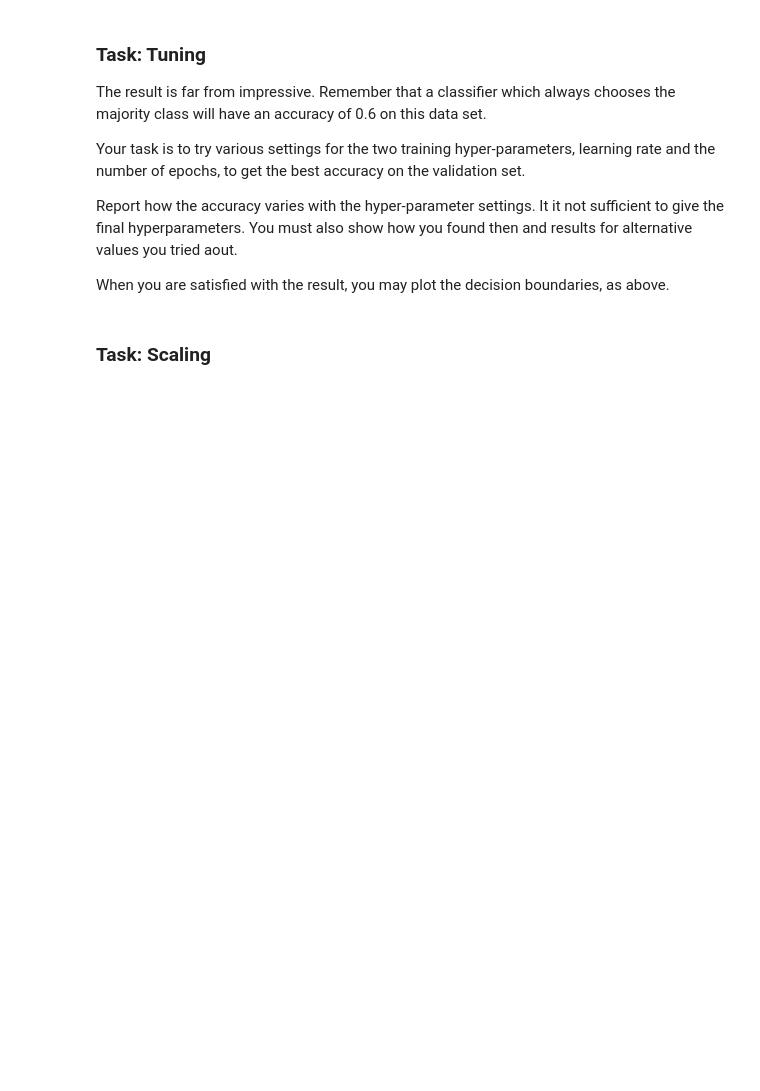
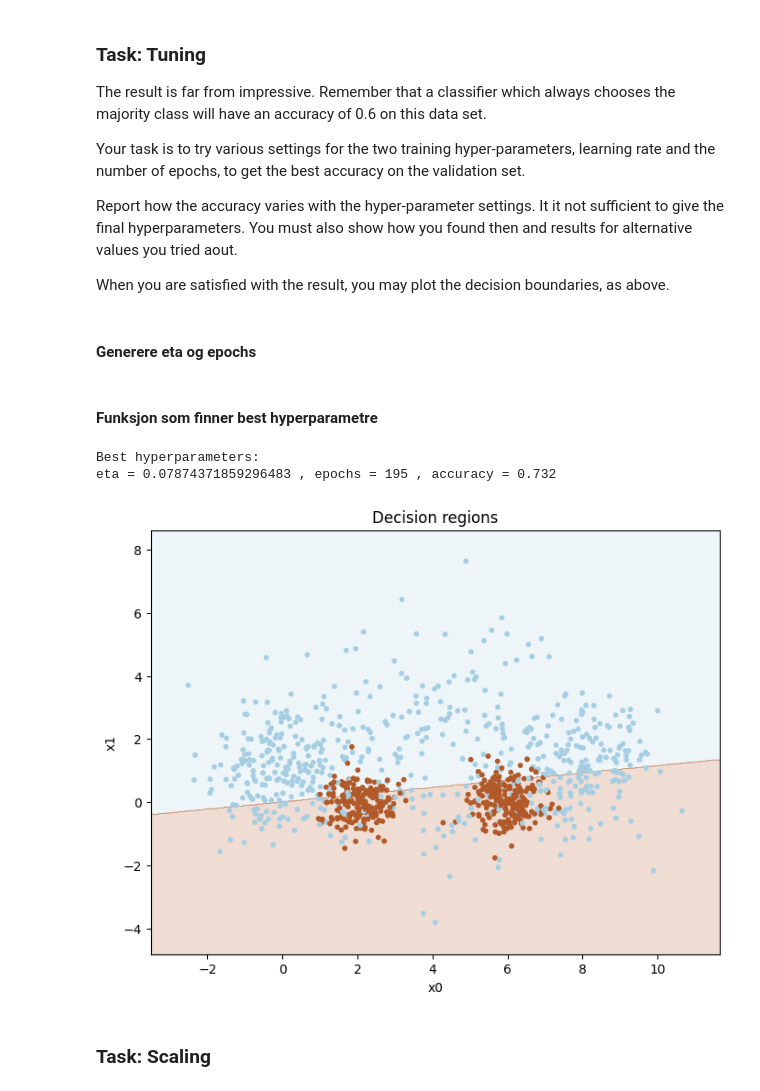
Before and after one commit to shahriarshaik/in3050-oblig-2-2024, a Jupyter notebook: in3050_in4050_2024_assignment2.ipynb, the cells around one changed output. Cells and saved outputs as stored; diff of their text form; code cells hidden in the pictures; blank space fills up the shorter version.

```diff
--- a/in3050_in4050_2024_assignment2.ipynb
+++ b/in3050_in4050_2024_assignment2.ipynb
@@ -124,7 +135,9 @@ class NumpyLinRegClass(NumpyClassifier):
     def __init__(self, bias=-1):
         self.bias=bias
 
-    def fit(self, X_train, t_train, lr = 0.1, epochs=10):
+
+    '''IMPORTANT the variable 'lr' has been changed to 'eta' '''
+    def fit(self, X_train, t_train, eta = 0.1, epochs=10):
         """X_train is a NxM matrix, N data points, M features
         t_train is avector of length N,
         the target class values for the training data
@@ -140,7 +153,7 @@ class NumpyLinRegClass(NumpyClassifier):
 
         for epoch in range(epochs):
             # print("Epoch", epoch)
-            weights -= lr / N *  X_train.T @ (X_train @ weights - t_train)
+            weights -= eta / N *  X_train.T @ (X_train @ weights - t_train)
 
     def predict(self, X, threshold=0.5):
         """X is a KxM matrix for some K>=1
@@ -201,3 +218,18 @@ Your task is to try various settings for the two training hyper-parameters, lear
 Report how the accuracy varies with the hyper-parameter settings. It it not sufficient to give the final hyperparameters. You must also show how you found then and results for alternative values you tried aout.
 
 When you are satisfied with the result, you may plot the decision boundaries, as above.
+# %% [markdown]
+#### Generere eta og epochs
+# %%
+'''generer 500 tall for eta'''
+etas3 = np.linspace(0.001, 0.01, num=100)
+etas2 = np.linspace(0.01, 0.1, num=200)
+etas1 = np.linspace(0.1, 1, num=200)
+
+'''setter de sammen til en array'''
+etas_combined = np.concatenate(( etas3, etas2, etas1))
+
+'''generer 500 tall for epochs'''
+epochs = np.linspace(195, 205, num=10, dtype=int)
+# %% [markdown]
+#### Funksjon som finner best hyperparametre
@@ -204,3 +238,33 @@ When you are satisfied with the result, you may plot the decision boundaries, as
+# %%
+
+'''lager en tom liste for å lagre resultatene'''
+results = []
+
+'''kjører gjennom alle kombinasjonene av eta og epochs'''
+for eta in etas_combined:
+       for epoch in epochs:
+              '''lager en ny instans av NumpyLinRegClass'''
+              cl = NumpyLinRegClass()
+              '''fitter modellen med X_train, t2_train, eta og epoch som parametere'''
+              cl.fit(X_train, t2_train, eta=eta, epochs=epoch)
+              acc = accuracy(cl.predict(X_train), t2_train)
+              results.append((acc, eta, epoch))
+
+sorted_results = sorted(results, reverse=True, key=lambda x: x[0])
+best_acc, best_eta, best_epoch = sorted_results[0]
+
+
+print("\nBest hyperparameters:")
+print('eta =', best_eta, ', epochs =', best_epoch, ', accuracy =', best_acc)
+
+
+cl = NumpyLinRegClass()
+cl.fit(X_train, t2_train, eta=best_eta, epochs=best_epoch)
+plot_decision_regions(X_train, t2_train, cl)
+# %% [output]
+Best hyperparameters:
+eta = 0.07874371859296483 , epochs = 195 , accuracy = 0.732
+[figure, added]
 # %% [markdown]
 ### Task: Scaling
 # %% [markdown]
```
Also changed, not shown: parts of 8 cells of this notebook, 1 other file.
